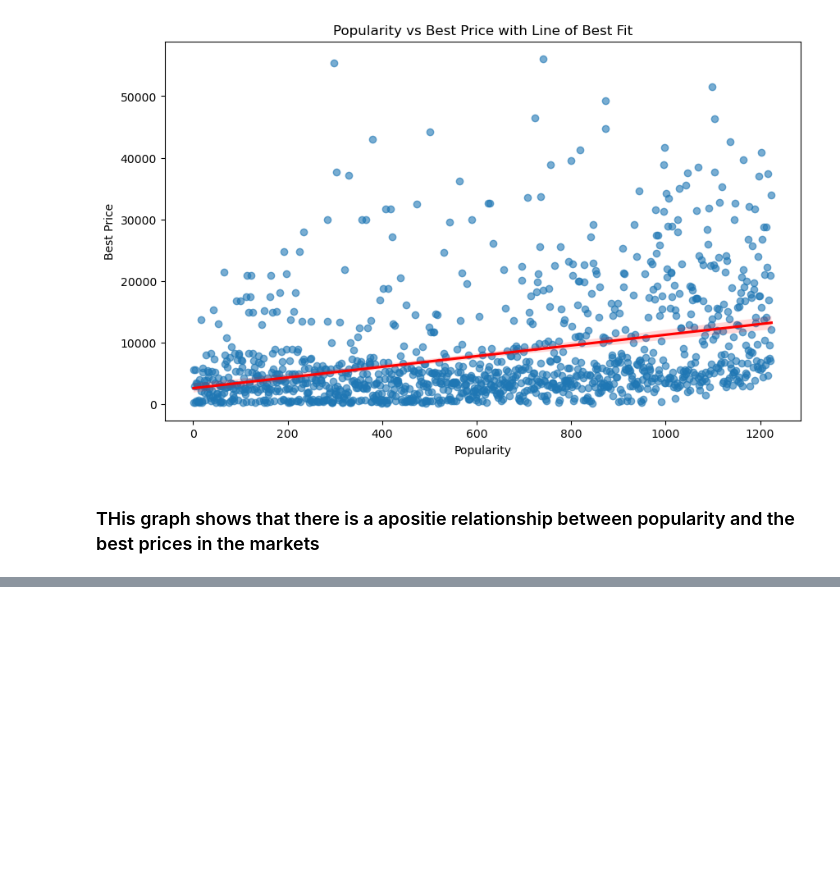
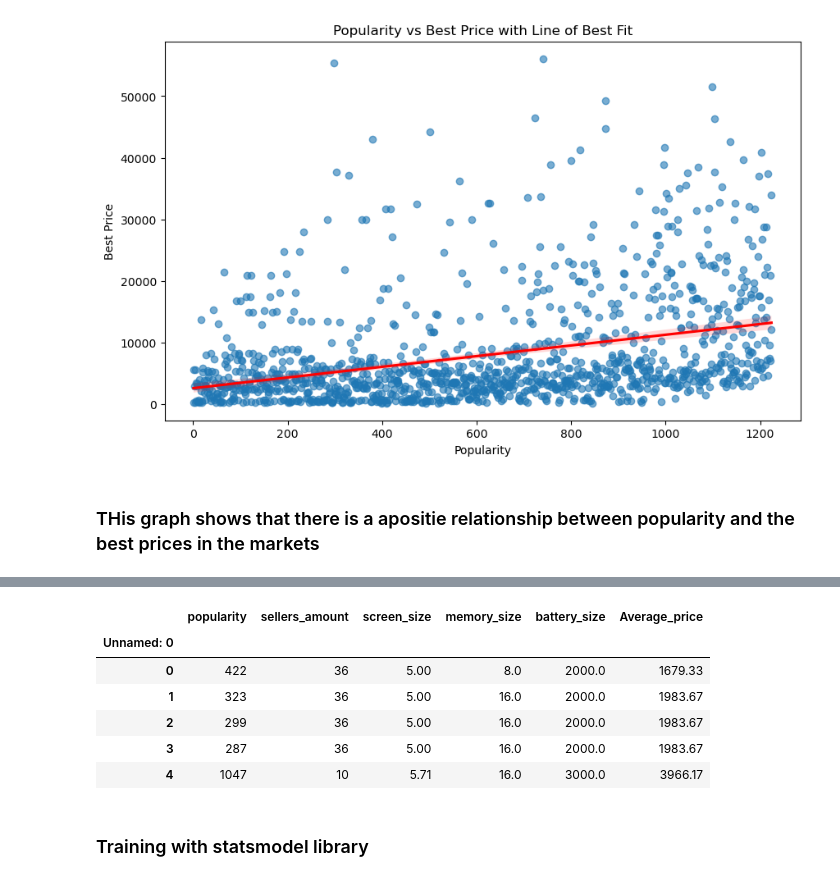
Before and after one commit to JOHN-ANALYST-dt/Smartphone_Market_Overview-Analysis, a Jupyter notebook: PHONES_ANAL.ipynb, the cells around one changed output, grey strips where cells are left out. Saved outputs shown, nothing was run; the diff lists cells and outputs as text; code cells hidden in the pictures; blank space fills up the shorter version.

```diff
--- a/PHONES_ANAL.ipynb
+++ b/PHONES_ANAL.ipynb
@@ -304,0 +340,19 @@ with open("README.md", "w", encoding="utf-8") as f:
+# %%
+#combine the 3 columns then find the average
+
+ML_PHONE["Average_price"] = ML_PHONE[["best_price", "lowest_price","highest_price"]].mean(axis=1).round(2)
+
+# Drop the original columns
+ML_PHONE = ML_PHONE.drop(["best_price", "lowest_price","highest_price"], axis=1)
+
+ML_PHONE.head()
+# %% [output]
+|  | popularity | sellers_amount | screen_size | memory_size | battery_size | Average_price |
+| Unnamed: 0 |  |  |  |  |  |  |
+| 0 | 422 | 36 | 5.00 | 8.0 | 2000.0 | 1679.33 |
+| 1 | 323 | 36 | 5.00 | 16.0 | 2000.0 | 1983.67 |
+| 2 | 299 | 36 | 5.00 | 16.0 | 2000.0 | 1983.67 |
+| 3 | 287 | 36 | 5.00 | 16.0 | 2000.0 | 1983.67 |
+| 4 | 1047 | 10 | 5.71 | 16.0 | 3000.0 | 3966.17 |
+# %% [markdown]
+<h3>Training with statsmodel library</h3>
```
Also changed, not shown: parts of 15 cells of this notebook, 1 other file.
